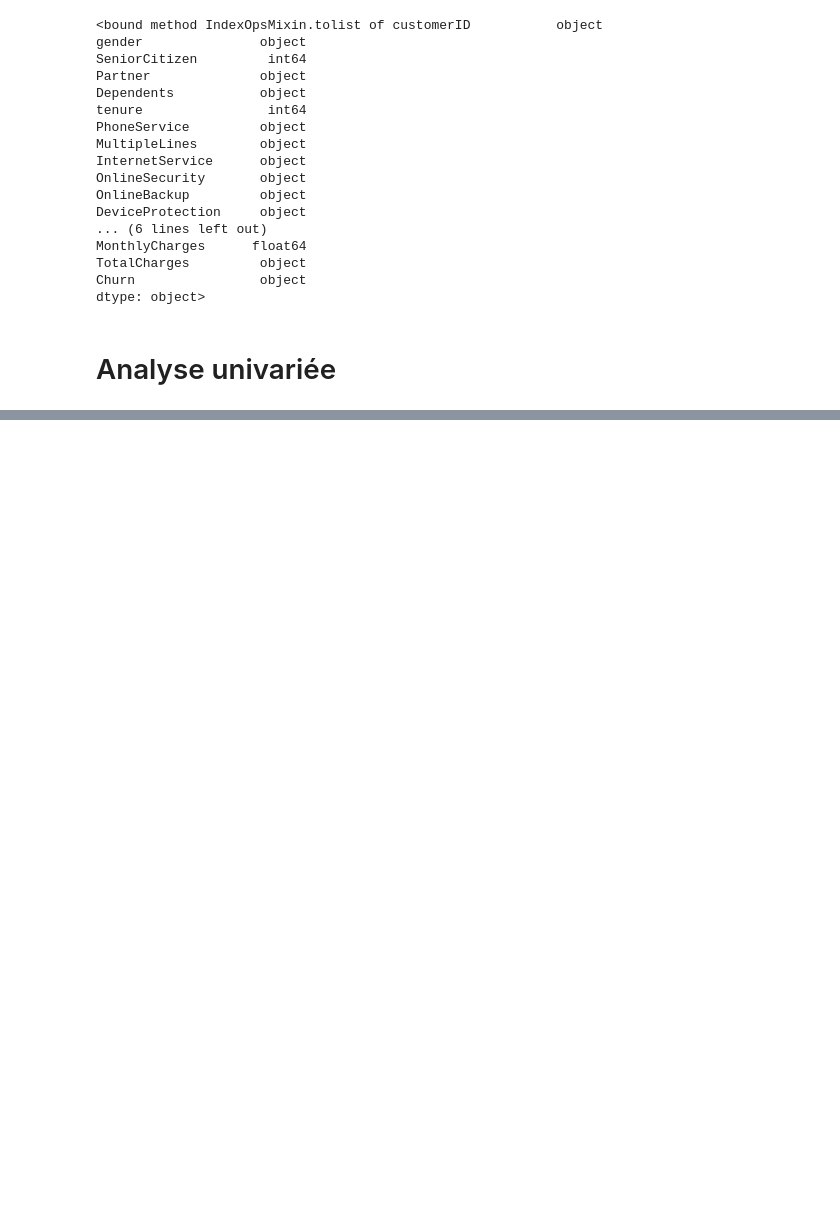
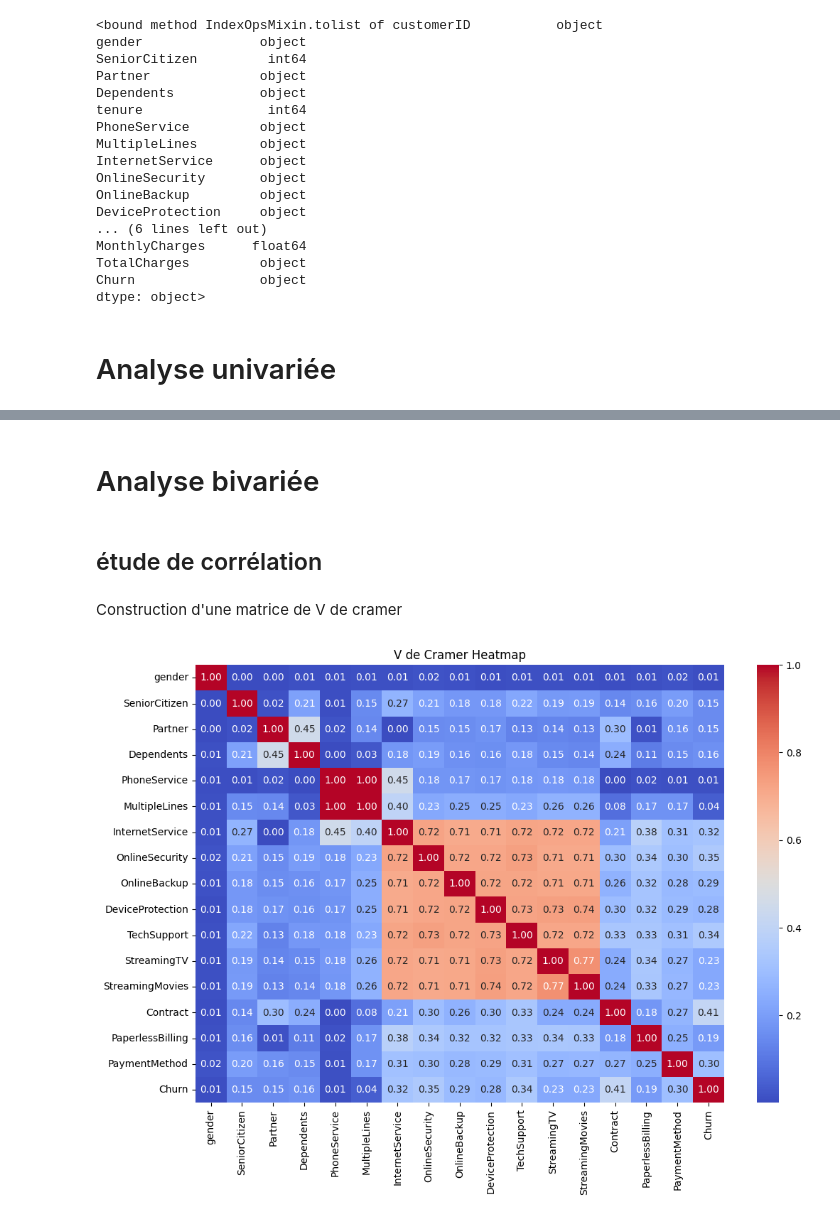
Before and after one commit to Derka88/Telco_churn_prediction, a Jupyter notebook: Notebooks/01_exploration.ipynb, the cells around one changed output, grey strips where cells are left out. Saved outputs shown, nothing was run; the diff lists cells and outputs as text; code cells hidden in the pictures; blank space fills up the shorter version.

Commit message:
Fin analyse bivariée

```diff
--- a/Notebooks/01_exploration.ipynb
+++ b/Notebooks/01_exploration.ipynb
@@ -107,6 +110,8 @@ def plot_univarie(df):
             print('le type de la colonne est inconnue')
 # %%
 df["SeniorCitizen"] = df["SeniorCitizen"].astype("object")
+df["TotalCharges"] = df["TotalCharges"].replace(' ', None)
+df["TotalCharges"] = df["TotalCharges"].astype("float64")
 df_without_id = df.drop(columns=["customerID"])
 plot_univarie(df_without_id)
 # %% [output]
@@ -137,0 +143,45 @@ Passing `palette` without assigning `hue` is deprecated and will be removed in v
+# %% [markdown]
+# Analyse bivariée
+# %% [markdown]
+## étude de corrélation
+# %% [markdown]
+Construction d'une matrice de V de cramer
+# %%
+def plot_matrice_v_cramer(df):
+    # Détection automatique des variables qualitatives
+    categorical_vars = df.select_dtypes(include=['object', 'category']).columns.tolist()
+
+    # Création du tableau de contingence pour chaque paire de variables
+    contingency_tables = {}
+    for var1 in categorical_vars:
+        for var2 in categorical_vars:
+            contingency_table = pd.crosstab(df[var1], df[var2])
+            contingency_tables[(var1, var2)] = contingency_table
+
+    # Calcul dy V de Cramer pour chaque paire de variables
+    cramer_v_values = {}
+    for (var1, var2), contingency_table in contingency_tables.items():
+        chi2, _, _, _ = chi2_contingency(contingency_table)
+        n = contingency_table.sum().sum()
+        min_dim = min(contingency_table.shape) - 1
+        cramers_v = np.sqrt(chi2 / (n * min_dim))
+        cramer_v_values[(var1, var2)] = cramers_v
+
+    #DataFrame pour stocker les valeurs du V de Cramer
+    cramer_df = pd.DataFrame(index=categorical_vars, columns=categorical_vars)
+    for var1 in categorical_vars:
+        for var2 in categorical_vars:
+            cramer_df.loc[var1, var2] = cramer_v_values.get((var1, var2), cramer_v_values.get((var2, var1)))
+
+    # Conversion en float
+    cramer_df = cramer_df.astype(float)
+
+    #Heatmap avec seaborn
+    plt.figure(figsize=(12, 8))
+    sns.heatmap(cramer_df, annot=True, cmap='coolwarm', fmt=".2f")
+    plt.title("V de Cramer Heatmap")
+    plt.show()
+# %%
+plot_matrice_v_cramer(df_without_id)
+# %% [output]
+[figure, added]
```
Also changed, not shown: parts of 8 cells of this notebook.
